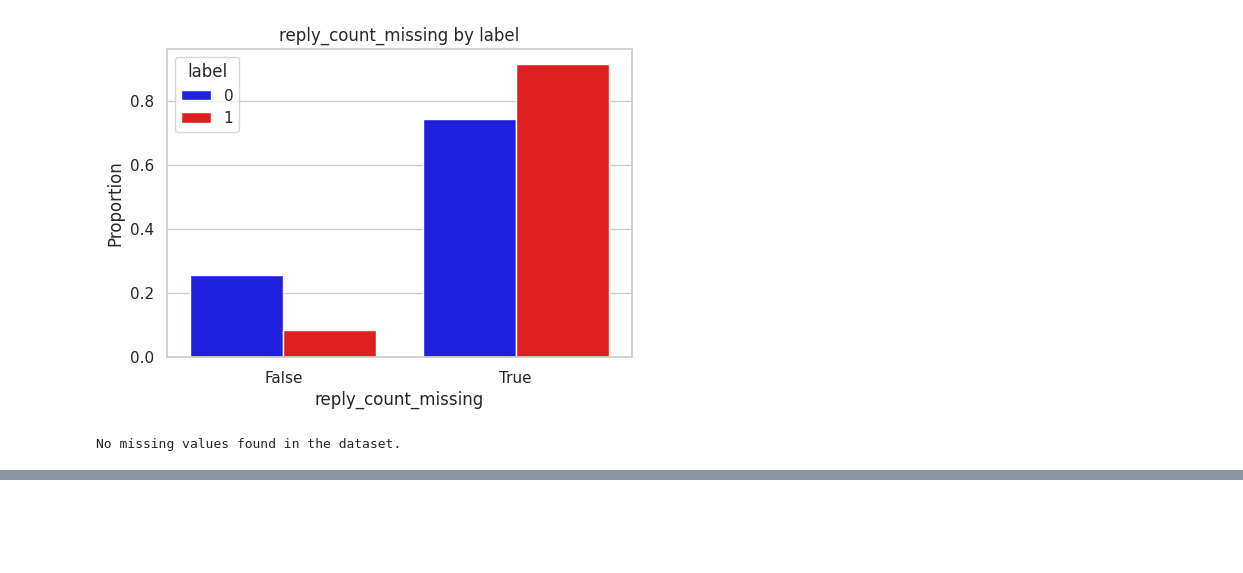
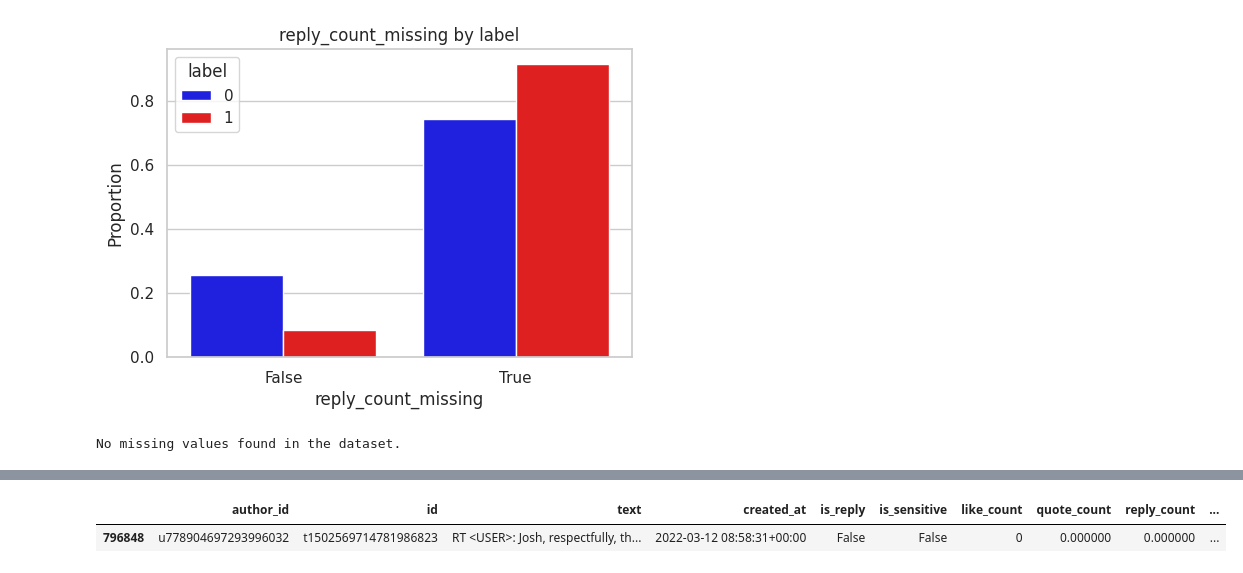
Before and after one commit to julwdo/thesis, a Jupyter notebook: 01_codes/03_nlp_project_main.ipynb, the cells around one changed output, grey strips where cells are left out. Drawn from its saved outputs; the diff is of its cells as text; code cells hidden in the pictures; blank space fills up the shorter version.

```diff
--- a/01_codes/03_nlp_project_main.ipynb
+++ b/01_codes/03_nlp_project_main.ipynb
@@ -471,0 +472,5 @@ def extract_tweet_features(text):
+# %%
+tweet_features_sample_full.head(1)
+# %% [output]
+|  | author_id | id | text | created_at | is_reply | is_sensitive | like_count | quote_count | reply_count | ... |
+| 796848 | u778904697293996032 | t1502569714781986823 | RT <USER>: Josh, respectfully, th... | 2022-03-12 08:58:31+00:00 | False | False | 0 | 0.000000 | 0.000000 | ... |
```
Also changed, not shown: parts of 6 cells of this notebook.
